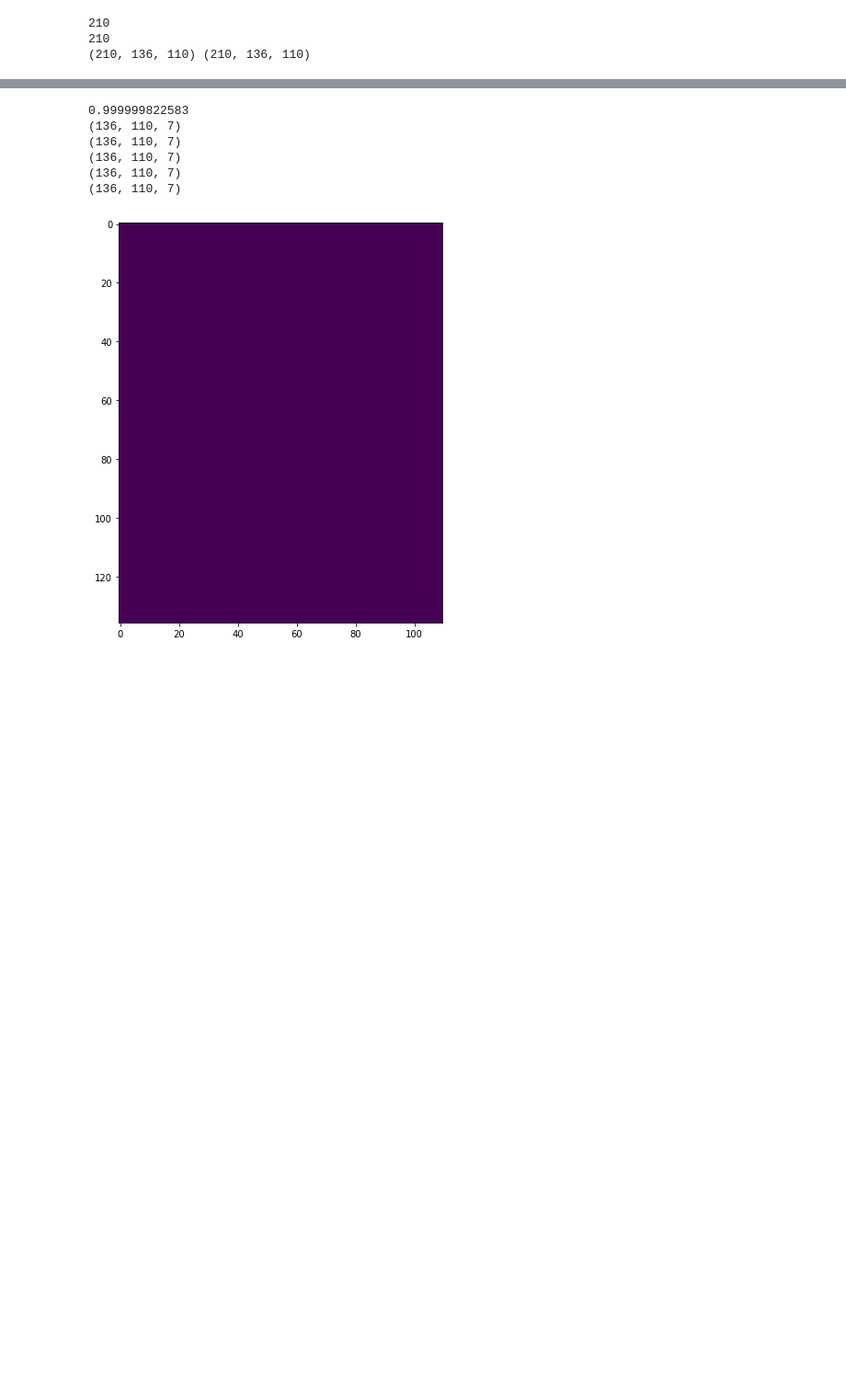
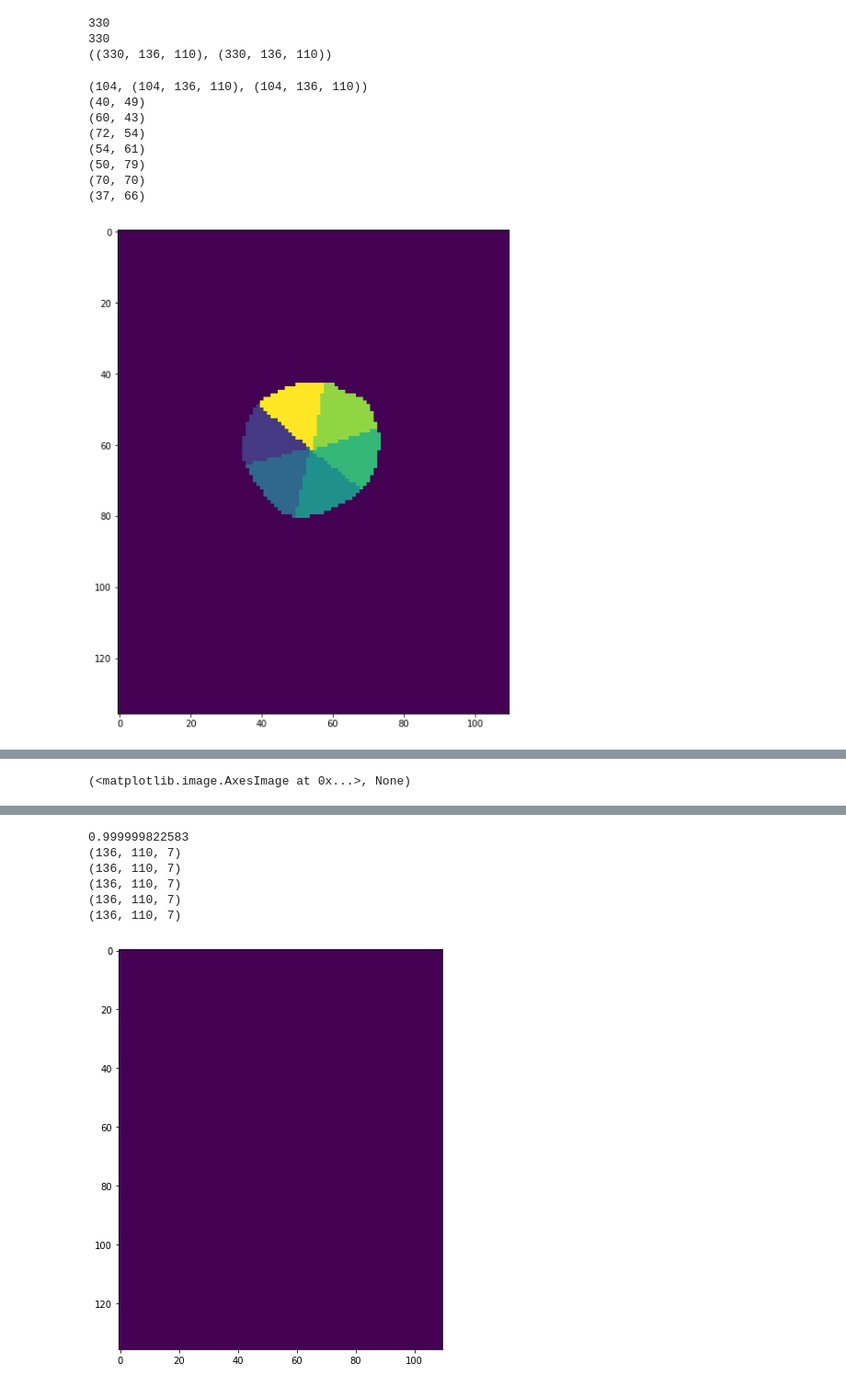
Before and after one commit to scharmchi/thesis-draft, a Jupyter notebook: dilated-cardiac/multi_class_segmentation_dice_loss.ipynb, the cells around one changed output, grey strips where cells are left out. Shown at 92% size. Saved outputs shown, nothing was run; the diff lists cells and outputs as text; code cells hidden in the pictures; blank space fills up the shorter version.

```diff
--- a/dilated-cardiac/multi_class_segmentation_dice_loss.ipynb
+++ b/dilated-cardiac/multi_class_segmentation_dice_loss.ipynb
@@ -7,8 +7,8 @@ import matplotlib.image as mpimg
 import numpy as np
 from glob import glob
 
-dsb_path = "/home/ammiadmin/Downloads/data/kaggle_dsb/1/study/"
-label_path = "/home/ammiadmin/Downloads/data/regional_label/train/1/study/"
+dsb_path = "/home/anon/kaggle_dsb/1/study/"
+label_path = "/home/anon/regional_label_np/train/1/study/"
 subdirs = glob(label_path + '/*/')
 labels = []
 images = []
@@ -16,16 +16,16 @@ images = []
 side_crop = 60
 
 for subdir in subdirs:
-    images_path = glob(subdir + '/*')
+    images_path = glob(subdir + '/*.npy')
     for image_path in images_path:
-        dicom_end_path = image_path[image_path.rfind('/study/') + len('/study/'):image_path.rfind('.jpg')]
+        dicom_end_path = image_path[image_path.rfind('/study/') + len('/study/'):image_path.rfind('.npy')]
         dc = dicom.read_file(dsb_path + dicom_end_path + '.dcm')
         image = dc.pixel_array
         image = image[side_crop:image.shape[0] - side_crop, side_crop:image.shape[1] - side_crop]
         images.append(image)
-        img=mpimg.imread(image_path)
-
-        img = img.copy()
+#         img=mpimg.imread(image_path)
+#         img = img.copy()
+        img = np.load(image_path)
         img = img[side_crop:img.shape[0] - side_crop, side_crop:img.shape[1] - side_crop]
         img[img < 20] = 0
         img[(img >= 20) & (img < 40)] = 1
@@ -58,6 +58,55 @@ X = np.rollaxis(np.dstack(images), -1)
 Y = np.rollaxis(np.dstack(labels), -1)
 print(X.shape, Y.shape)
 # %% [output]
-210
-210
-(210, 136, 110) (210, 136, 110)
+330
+330
+((330, 136, 110), (330, 136, 110))
+# %%
+import cv2
+
+# img = Y[100]
+# fig, ax = plt.subplots(figsize=(12, 10))
+# plt.imshow(img)
+
+fav_X = np.zeros((104, X.shape[1], X.shape[2]))
+fav_Y = np.zeros((104, Y.shape[1], Y.shape[2]), dtype=np.int32)
+fav_corners = np.zeros((104, 7, 2), dtype=np.int0) # 7 corners for each fav image
+# dst = cv2.cornerHarris(Y[100],2,3,0.04)
+# fig, ax = plt.subplots(figsize=(12, 10))
+# plt.imshow(dst)
+counter = 0
+index = 0
+for i in range(Y.shape[0]):
+    corners = cv2.goodFeaturesToTrack(Y[i],7,0.01,14)
+    corners = np.int0(corners)
+    if corners.shape[0] == 7:
+        fav_X[index] = X[i]
+        fav_Y[index] = Y[i]
+        fav_corners[index] = corners.reshape((7, 2))
+        index += 1
+        counter += 1
+
+print(counter, fav_X.shape, fav_Y.shape)
+
+
+z = fav_Y[60].copy()
+fig, ax = plt.subplots(figsize=(12, 10))
+plt.imshow(z)
+
+for i in fav_corners[60]:
+    x,y = i.ravel()
+    print(x, y)
+    cv2.circle(z,(x,y),1,7,-1)
+
+fig, ax = plt.subplots(figsize=(12, 10))
+plt.imshow(z),plt.show()
+# %% [output]
+(104, (104, 136, 110), (104, 136, 110))
+(40, 49)
+(60, 43)
+(72, 54)
+(54, 61)
+(50, 79)
+(70, 70)
+(37, 66)
+[figure, added]
@@ -64,3 +114,4 @@ print(X.shape, Y.shape)
+(<matplotlib.image.AxesImage at 0x...>, None)
 # %%
 from __future__ import print_function
 import keras
```
Also changed, not shown: parts of 2 cells of this notebook.
